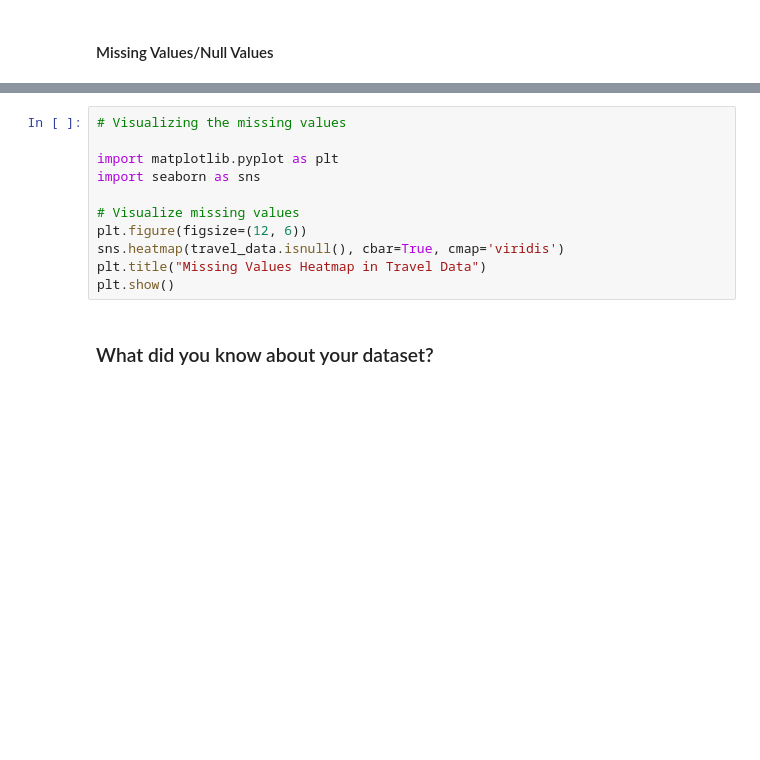
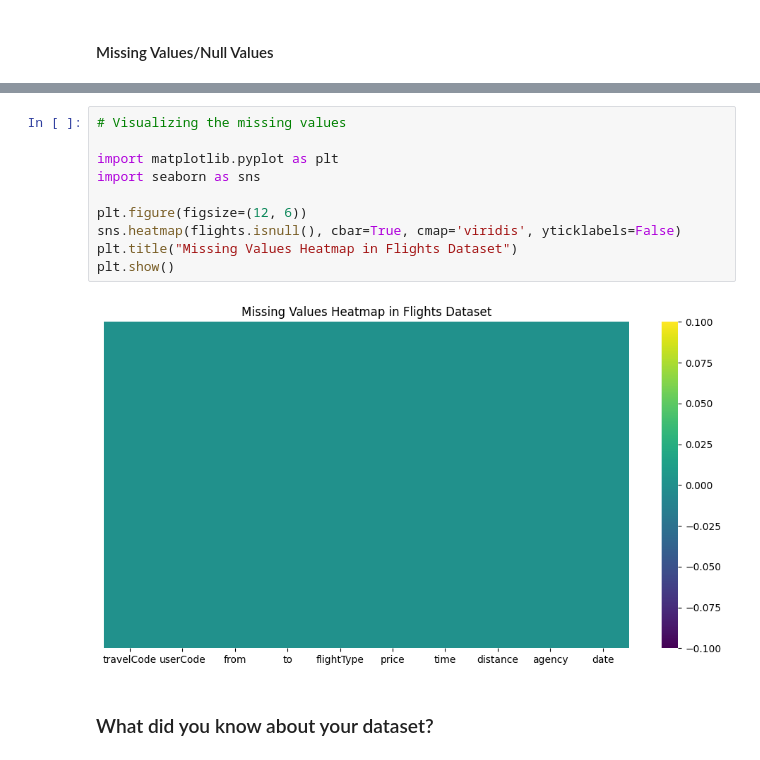
Before and after one commit to Rohan1-tech/Airbnb-Booking-Data-Analysis, a Jupyter notebook: Productionization_of_ML_Systems.ipynb, the cells around one changed output, grey strips where cells are left out. Drawn from its saved outputs; the diff is of its cells as text; blank space fills up the shorter version.

Commit message:
chart 1

```diff
--- a/Productionization_of_ML_Systems.ipynb
+++ b/Productionization_of_ML_Systems.ipynb
@@ -207,14 +319,15 @@ print("\nMissing values in Users dataset:\n", users.isnull().sum())
 # %%
 # Visualizing the missing values
 
 import matplotlib.pyplot as plt
 import seaborn as sns
 
-# Visualize missing values
 plt.figure(figsize=(12, 6))
-sns.heatmap(travel_data.isnull(), cbar=True, cmap='viridis')
-plt.title("Missing Values Heatmap in Travel Data")
+sns.heatmap(flights.isnull(), cbar=True, cmap='viridis', yticklabels=False)
+plt.title("Missing Values Heatmap in Flights Dataset")
 plt.show()
+# %% [output]
+[figure, added]
 # %% [markdown]
 ### What did you know about your dataset?
 # %% [markdown]
```
Also changed, not shown: parts of 16 cells of this notebook.
